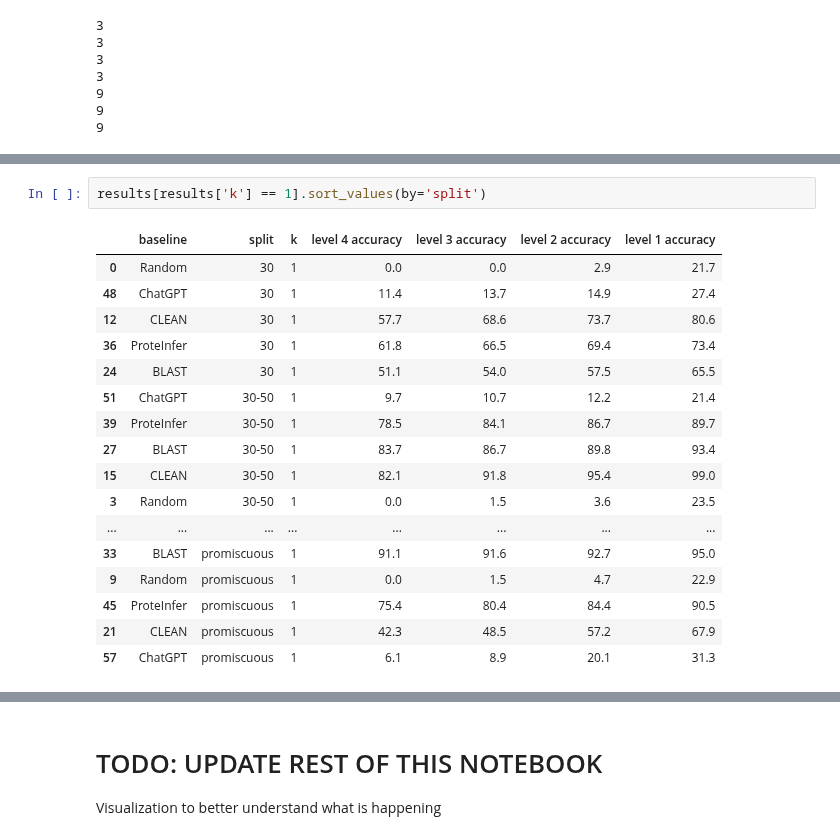
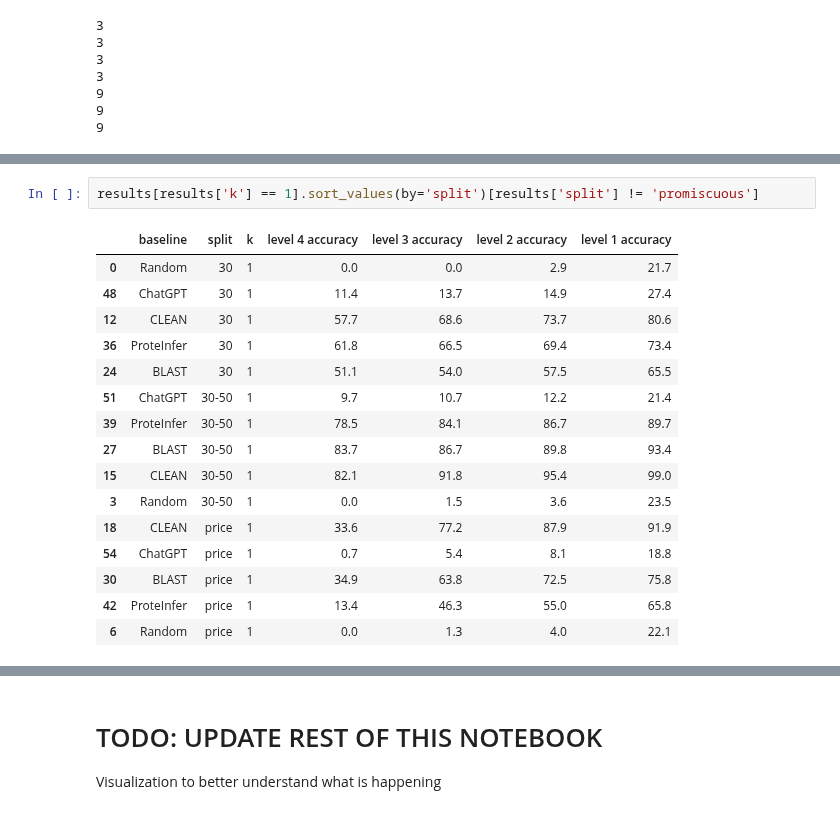
Before and after one commit to jsunn-y/CARE, a Jupyter notebook: task1_baselines/performance_evaluation.ipynb, the cells around one changed output, grey strips where cells are left out. Saved outputs shown, nothing was run; the diff lists cells and outputs as text.

Commit message:
better results output

```diff
--- a/task1_baselines/performance_evaluation.ipynb
+++ b/task1_baselines/performance_evaluation.ipynb
@@ -173,22 +173,21 @@ ERROR: ['2.7.6.3']
 ERROR: [0]
 ERROR: [0]
 # %%
-results[results['k'] == 1].sort_values(by='split')
+results[results['k'] == 1].sort_values(by='split')[results['split'] != 'promiscuous']
 # %% [output]
 |  | baseline | split | k | level 4 accuracy | level 3 accuracy | level 2 accuracy | level 1 accuracy |
 | 0 | Random | 30 | 1 | 0.0 | 0.0 | 2.9 | 21.7 |
 | 48 | ChatGPT | 30 | 1 | 11.4 | 13.7 | 14.9 | 27.4 |
 | 12 | CLEAN | 30 | 1 | 57.7 | 68.6 | 73.7 | 80.6 |
 | 36 | ProteInfer | 30 | 1 | 61.8 | 66.5 | 69.4 | 73.4 |
 | 24 | BLAST | 30 | 1 | 51.1 | 54.0 | 57.5 | 65.5 |
 | 51 | ChatGPT | 30-50 | 1 | 9.7 | 10.7 | 12.2 | 21.4 |
 | 39 | ProteInfer | 30-50 | 1 | 78.5 | 84.1 | 86.7 | 89.7 |
 | 27 | BLAST | 30-50 | 1 | 83.7 | 86.7 | 89.8 | 93.4 |
 | 15 | CLEAN | 30-50 | 1 | 82.1 | 91.8 | 95.4 | 99.0 |
 | 3 | Random | 30-50 | 1 | 0.0 | 1.5 | 3.6 | 23.5 |
-| ... | ... | ... | ... | ... | ... | ... | ... |
-| 33 | BLAST | promiscuous | 1 | 91.1 | 91.6 | 92.7 | 95.0 |
-| 9 | Random | promiscuous | 1 | 0.0 | 1.5 | 4.7 | 22.9 |
-| 45 | ProteInfer | promiscuous | 1 | 75.4 | 80.4 | 84.4 | 90.5 |
-| 21 | CLEAN | promiscuous | 1 | 42.3 | 48.5 | 57.2 | 67.9 |
-| 57 | ChatGPT | promiscuous | 1 | 6.1 | 8.9 | 20.1 | 31.3 |
+| 18 | CLEAN | price | 1 | 33.6 | 77.2 | 87.9 | 91.9 |
+| 54 | ChatGPT | price | 1 | 0.7 | 5.4 | 8.1 | 18.8 |
+| 30 | BLAST | price | 1 | 34.9 | 63.8 | 72.5 | 75.8 |
+| 42 | ProteInfer | price | 1 | 13.4 | 46.3 | 55.0 | 65.8 |
+| 6 | Random | price | 1 | 0.0 | 1.3 | 4.0 | 22.1 |
```
Also changed, not shown: parts of 1 cell of this notebook.
